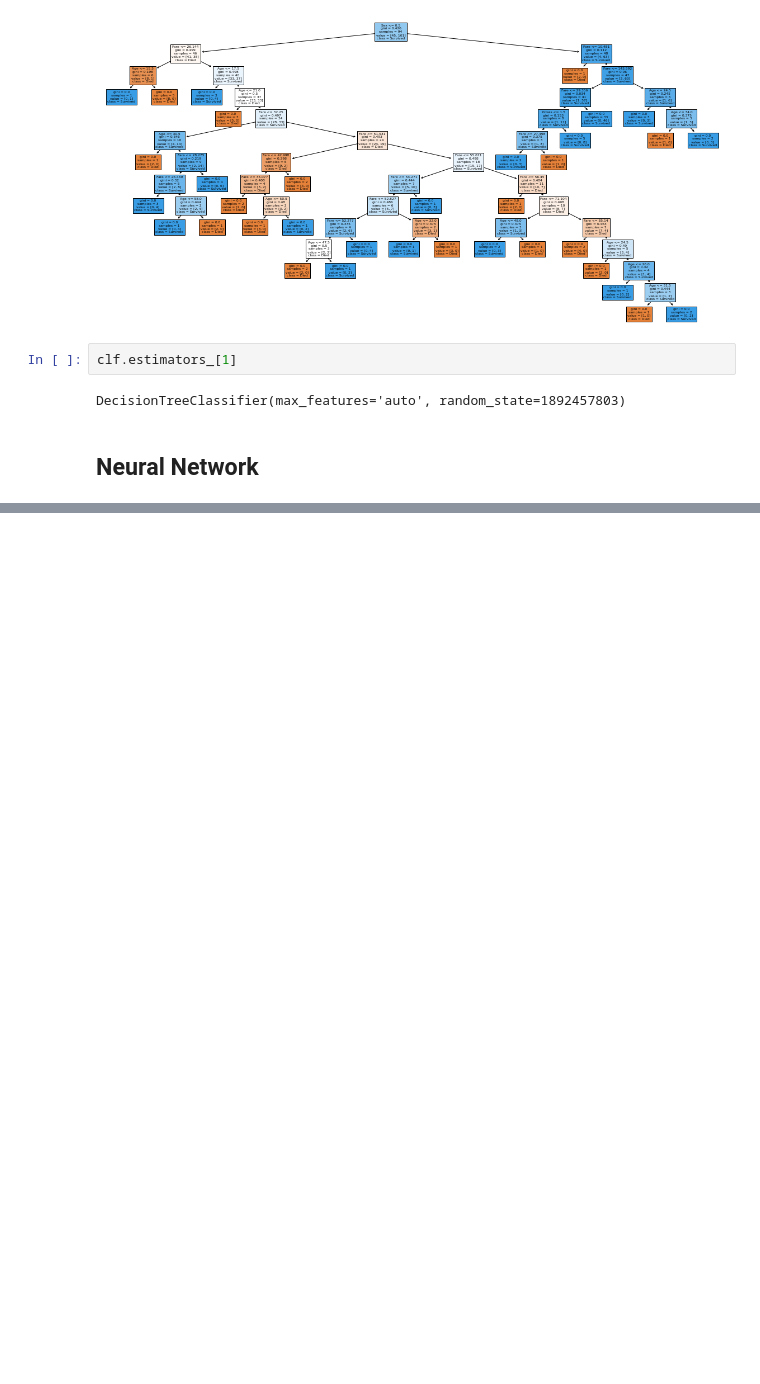
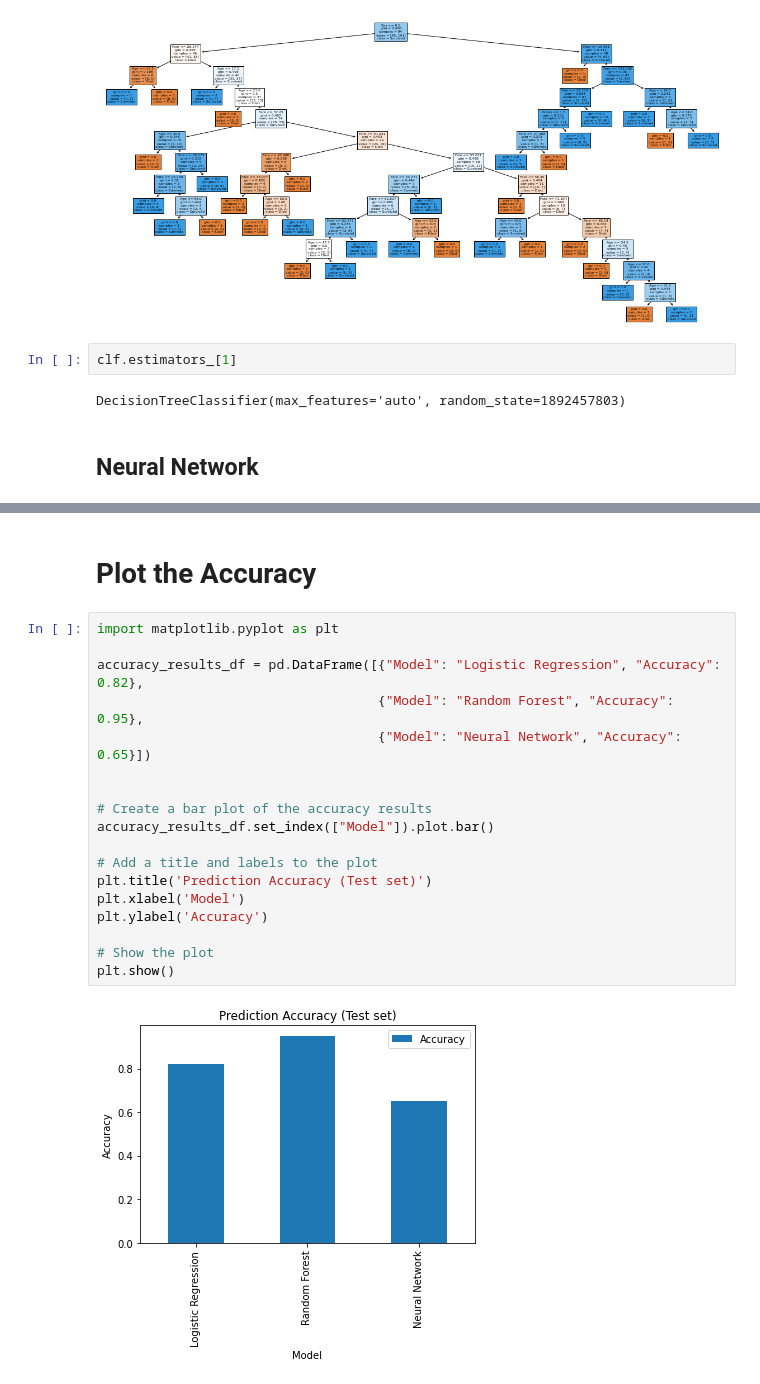
Before and after one commit to edaehn/python_tutorials, a Jupyter notebook: ml_titanic.ipynb, the cells around one changed output, grey strips where cells are left out. Drawn from its saved outputs; the diff is of its cells as text; blank space fills up the shorter version.

```diff
--- a/ml_titanic.ipynb
+++ b/ml_titanic.ipynb
@@ -256,3 +256,25 @@ Epoch 6/10
 2/2 [==============================] - 0s 10ms/step - loss: 6.5395 - accuracy: 0.6486
 Test accuracy: 0.6486486196517944
 2/2 [==============================] - 0s 6ms/step
+# %% [markdown]
+# Plot the Accuracy
+# %%
+import matplotlib.pyplot as plt
+
+accuracy_results_df = pd.DataFrame([{"Model": "Logistic Regression", "Accuracy": 0.82},
+                                    {"Model": "Random Forest", "Accuracy": 0.95},
+                                    {"Model": "Neural Network", "Accuracy": 0.65}])
+
+
+# Create a bar plot of the accuracy results
+accuracy_results_df.set_index(["Model"]).plot.bar()
+
+# Add a title and labels to the plot
+plt.title('Prediction Accuracy (Test set)')
+plt.xlabel('Model')
+plt.ylabel('Accuracy')
+
+# Show the plot
+plt.show()
+# %% [output]
+[figure, added]
```
